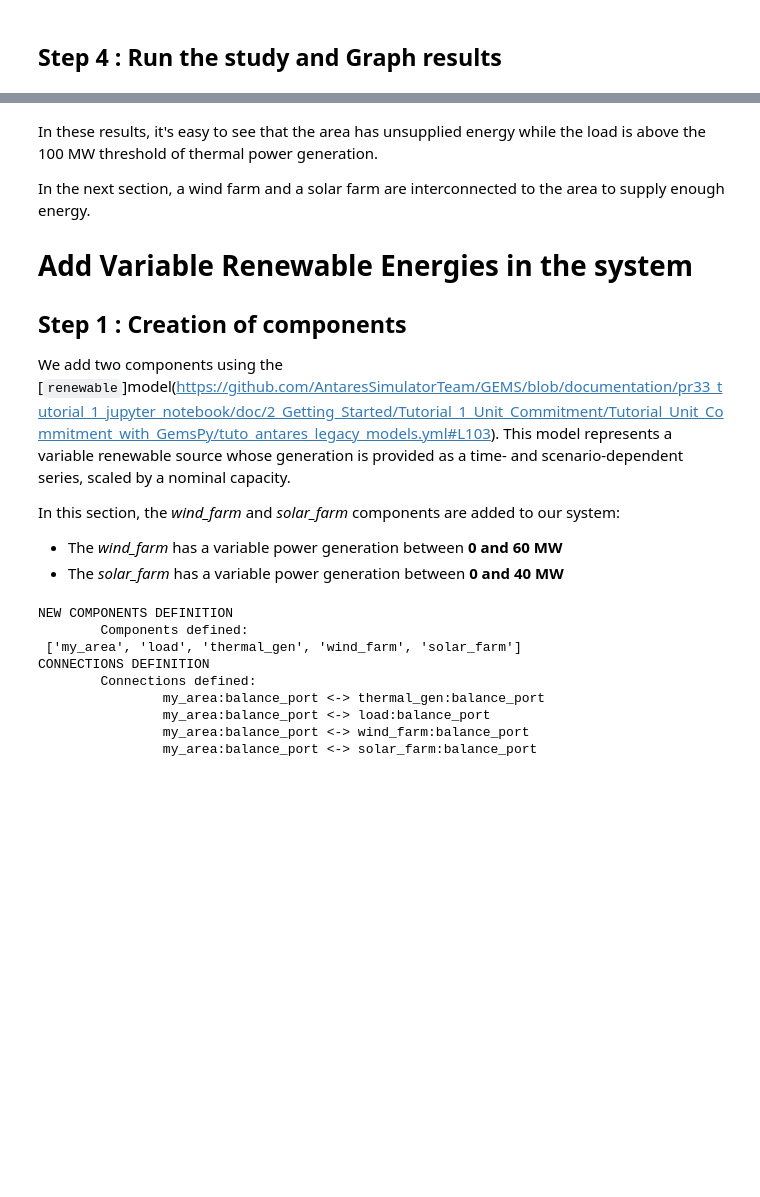
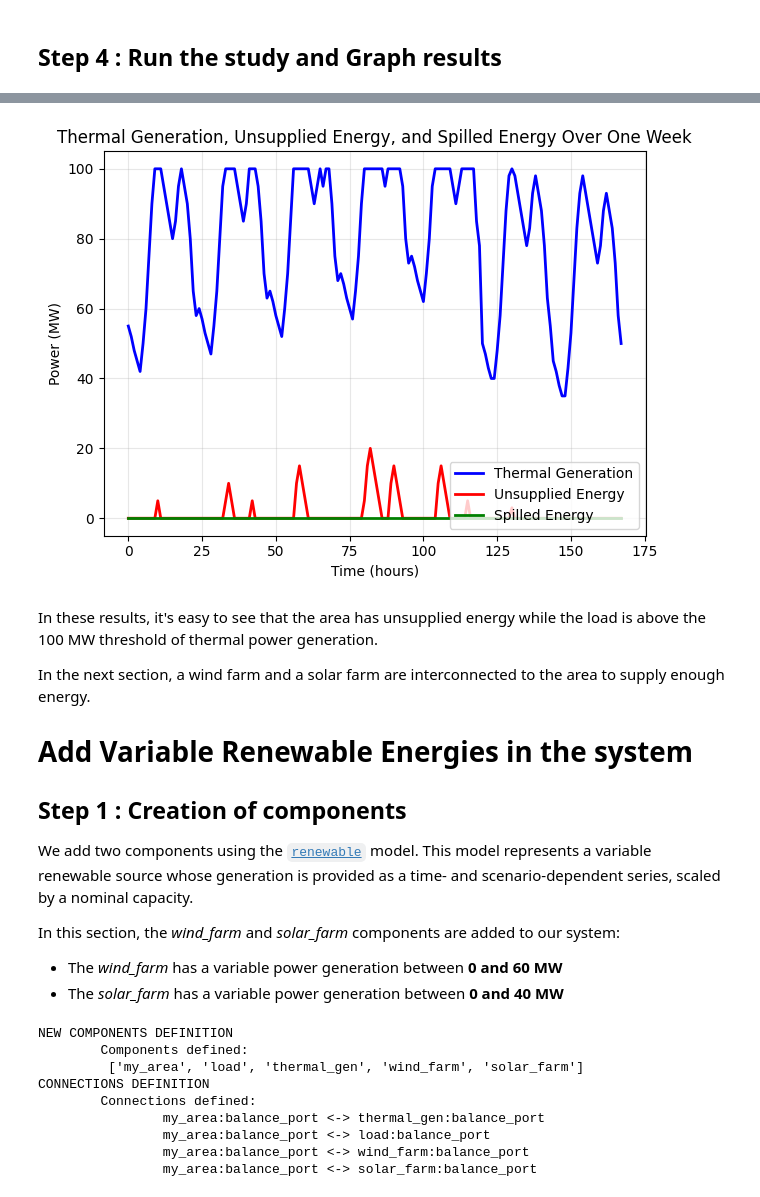
Before and after one commit to AntaresSimulatorTeam/GEMS, a Jupyter notebook: doc/2_Getting_Started/Tutorial_1_Unit_Commitment/1_Tutorial_Unit_Commitment.ipynb, the cells around one changed output, grey strips where cells are left out. Cells and saved outputs as stored; diff of their text form; code cells hidden in the pictures; blank space fills up the shorter version.

```diff
--- a/doc/2_Getting_Started/Tutorial_1_Unit_Commitment/1_Tutorial_Unit_Commitment.ipynb
+++ b/doc/2_Getting_Started/Tutorial_1_Unit_Commitment/1_Tutorial_Unit_Commitment.ipynb
@@ -24,7 +31,7 @@ In this step, we instantiate two models from the `unit_commitment_tutorial_libra
 
 Several types of components (production, load, storage, links...) can be connected to an area. We'll create an area with spillage cost and unsupplied energy cost parameters.
 # %%
-from gems.study.parsing import InputComponent, InputComponentParameter, InputSystem
+from gems.study.parsing import ComponentSchema, ComponentParameterSchema, SystemSchema
 from gems.model.parsing import parse_yaml_library
 from gems.model.resolve_library import resolve_library
 from pathlib import Path
@@ -54,16 +61,16 @@ components = []
 
 # Add an area component with spillage and ENS costs
 components.append(
-    InputComponent(
+    ComponentSchema(
         id="my_area",
         model=f"{library_name}.area",
         parameters=[
-            InputComponentParameter(
+            ComponentParameterSchema(
                 id="spillage_cost",
                 time_dependent=False,
                 scenario_dependent=False,
                 value=1000),
-            InputComponentParameter(
+            ComponentParameterSchema(
                 id="ens_cost",
                 time_dependent=False,
                 scenario_dependent=False,
@@ -74,11 +81,11 @@ components.append(
 
 # Add a load component with load data from a data series
 components.append(
-    InputComponent(
+    ComponentSchema(
         id="load",
         model=f"{library_name}.load",
         parameters=[
-            InputComponentParameter(
+            ComponentParameterSchema(
                 id="load",
                 time_dependent=True,
                 scenario_dependent=True,
@@ -89,7 +96,7 @@ components.append(
 print("\tComponents defined:\n\t", [comp.id for comp in components])
 
 print("INPUT SYSTEM CREATION")
-input_system = InputSystem(
+input_system = SystemSchema(
             id = "my_system",
             model_libraries=library_name,
             components=components,
@@ -160,7 +173,7 @@ print("\tInput system created")
 
 Then, we interconnect the two components by configuring the ports connection
 # %%
-from gems.study.parsing import InputPortConnections
+from gems.study.parsing import PortConnectionsSchema
 
 print("CONNECTIONS DEFINITION")
 
@@ -170,7 +183,7 @@ connections = []
 # Add connections between the area and the thermal generator
 
 connections.append(
-    InputPortConnections(
+    PortConnectionsSchema(
         component1="my_area",
         port1="balance_port",
         component2="thermal_gen",
@@ -181,7 +194,7 @@ connections.append(
 
 # Add connection between the area and the load
 connections.append(
-    InputPortConnections(
+    PortConnectionsSchema(
         component1="my_area",
         port1="balance_port",
         component2="load",
@@ -194,7 +207,7 @@ print("\tConnections defined:")
 for conn in connections:
     print(f"\t\t{conn.component1}:{conn.port1} <-> {conn.component2}:{conn.port2}")
 
-input_system = InputSystem(
+input_system = SystemSchema(
             components=components,
             connections=connections,
         )
@@ -268,40 +275,33 @@ SOLVING OPTIMIZATION PROBLEM
 # %%
-from gems.study.data import TimeScenarioIndex
 import matplotlib.pyplot as plt
 import io, base64
 from IPython.display import display
 
-# Extract generation and nb_units_on data from results (which contains the solved values)
-thermal_component = results.component("thermal_gen")
-thermal_gen_data = thermal_component.var("generation")
-unsupply_data = results.component("my_area").var("unsupplied_energy")
-spilled_data = results.component("my_area").var("spillage")
+thermal_gen_values = results.component("thermal_gen").output("generation").value(scenario_index=0)
+unsupply_values    = results.component("my_area").output("unsupplied_energy").value(scenario_index=0)
+spilled_values     = results.component("my_area").output("spillage").value(scenario_index=0)
 
-# Convert to lists using TimeScenarioIndex - use .get() to handle missing keys
-thermal_gen_values = [thermal_gen_data._value.get(TimeScenarioIndex(i, 0), 0) for i in range(TimeSpan)]
-unsupply_values = [unsupply_data._value.get(TimeScenarioIndex(i, 0), 0) for i in range(TimeSpan)]
-spilled_values = [spilled_data._value.get(TimeScenarioIndex(i, 0), 0) for i in range(TimeSpan)]
-
-# Plot Thermal generation and Unsupplied energy over time
-plt.plot(thermal_gen_values, linewidth=2, markersize=4, color='blue', label='Thermal Generation')
-plt.plot(unsupply_values, linewidth=2, markersize=4, color='red', label='Unsupplied Energy')
-plt.plot(spilled_values, linewidth=2, markersize=4, color='green', label='Spilled Energy')
+plt.plot(thermal_gen_values, linewidth=2, color='blue',  label='Thermal Generation')
+plt.plot(unsupply_values,    linewidth=2, color='red',   label='Unsupplied Energy')
+plt.plot(spilled_values,     linewidth=2, color='green', label='Spilled Energy')
 plt.xlabel('Time (hours)')
 plt.ylabel('Power (MW)')
 plt.title('Thermal Generation, Unsupplied Energy, and Spilled Energy Over One Week')
 plt.legend(loc='lower right')
 plt.grid(True, alpha=0.3)
 plt.tight_layout()
 
 buf = io.BytesIO()
 plt.savefig(buf, format='png', bbox_inches='tight')
 buf.seek(0)
 display(
     {'image/png': base64.b64encode(buf.read()).decode()},
     raw=True,
     metadata={'image/png': {'alt': 'Line chart showing thermal generation, unsupplied energy, and spilled energy over one week (168 hours). Thermal generation is capped at 100 MW and unsupplied energy appears when load exceeds this threshold.'}}
 )
 plt.close()
+# %% [output]
+[figure, added]
 # %% [markdown]
 In these results, it's easy to see that the area has unsupplied energy while the load is above the 100 MW threshold of thermal power generation.
 
@@ -311,7 +311,7 @@ In the next section, a wind farm and a solar farm are interconnected to the area
 
 ## Step 1 : Creation of components
 
-We add two components using the [`renewable`]model(https://github.com/AntaresSimulatorTeam/GEMS/blob/documentation/pr33_tutorial_1_jupyter_notebook/doc/2_Getting_Started/Tutorial_1_Unit_Commitment/Tutorial_Unit_Commitment_with_GemsPy/tuto_antares_legacy_models.yml#L103). This model represents a variable renewable source whose generation is provided as a time- and scenario-dependent series, scaled by a nominal capacity.
+We add two components using the [`renewable`](https://github.com/AntaresSimulatorTeam/GEMS/blob/documentation/pr33_tutorial_1_jupyter_notebook/doc/2_Getting_Started/Tutorial_1_Unit_Commitment/Tutorial_Unit_Commitment_with_GemsPy/tuto_antares_legacy_models.yml#L103) model. This model represents a variable renewable source whose generation is provided as a time- and scenario-dependent series, scaled by a nominal capacity.
 
 In this section, the *wind_farm* and *solar_farm* components are added to our system:
 
```
Also changed, not shown: parts of 15 cells of this notebook.
